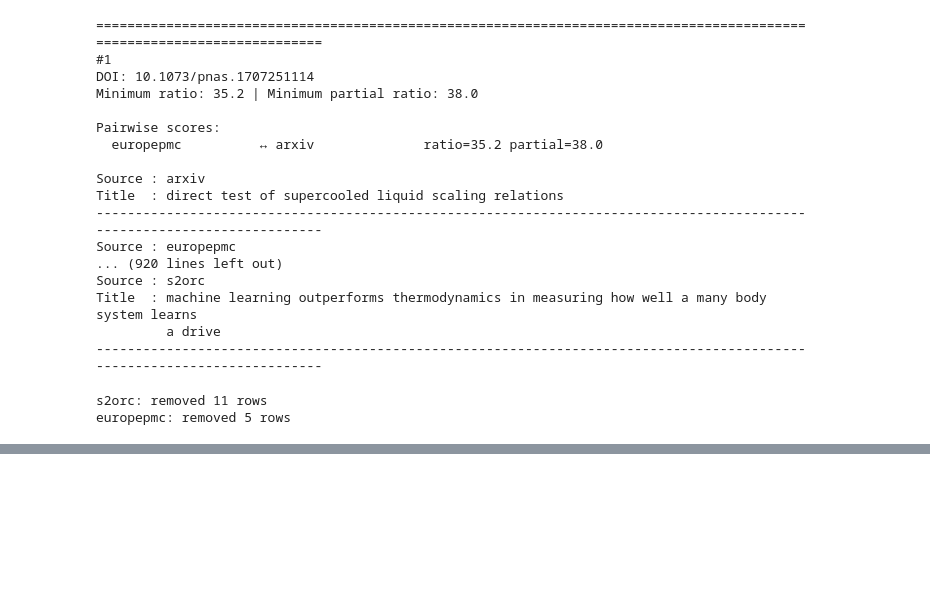
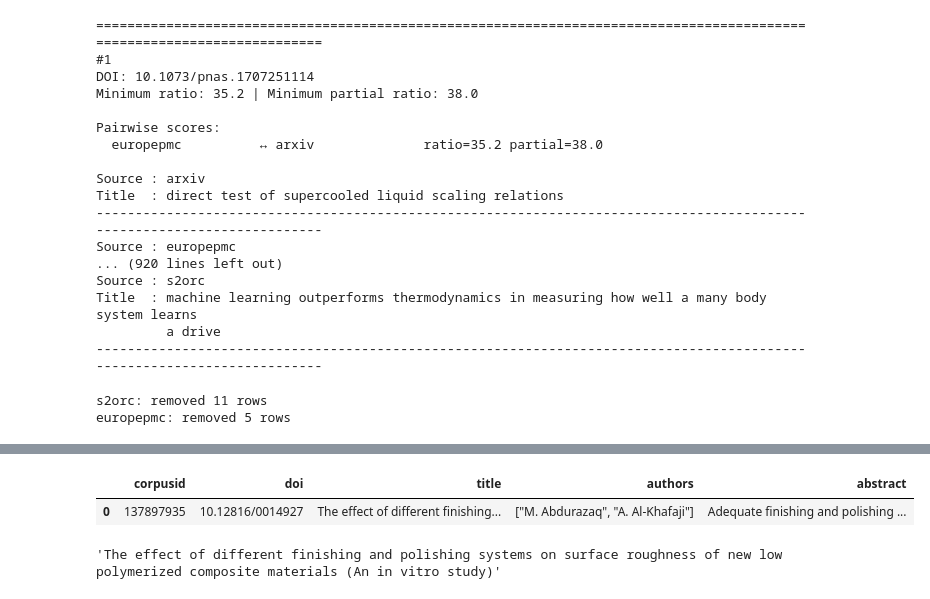
Before and after one commit to kevingeo11/synth_extract, a Jupyter notebook: notebooks/papers.ipynb, the cells around one changed output, grey strips where cells are left out. Drawn from its saved outputs; the diff is of its cells as text; code cells hidden in the pictures; blank space fills up the shorter version.

```diff
--- a/notebooks/papers.ipynb
+++ b/notebooks/papers.ipynb
@@ -2813,0 +3009,20 @@ europepmc: removed 5 rows
+# %%
+with sqlite3.connect("../data/s2orc.db") as conn:
+    df = pd.read_sql_query(
+        """
+        SELECT *
+        FROM papers_dup
+        WHERE doi = ?
+        """,
+        conn,
+        params=("10.12816/0014927",),
+    )
+
+df
+# %% [output]
+|  | corpusid | doi | title | authors | abstract |
+| 0 | 137897935 | 10.12816/0014927 | The effect of different finishing... | ["M. Abdurazaq", "A. Al-Khafaji"] | Adequate finishing and polishing ... |
+# %%
+df["title"].loc[0]
+# %% [output]
+'The effect of different finishing and polishing systems on surface roughness of new low polymerized composite materials (An in vitro study)'
```
Also changed, not shown: parts of 12 cells of this notebook, 1 other file.
